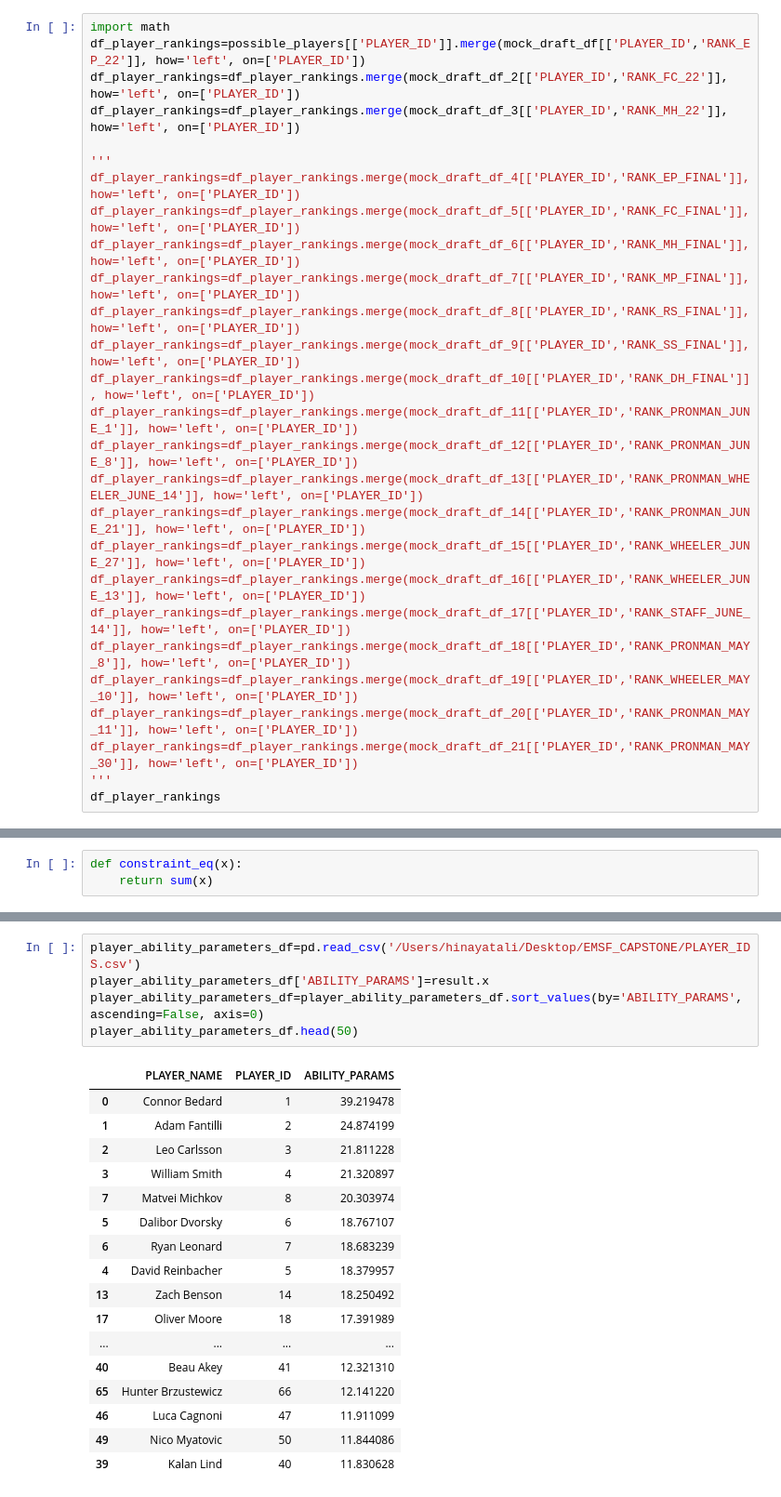
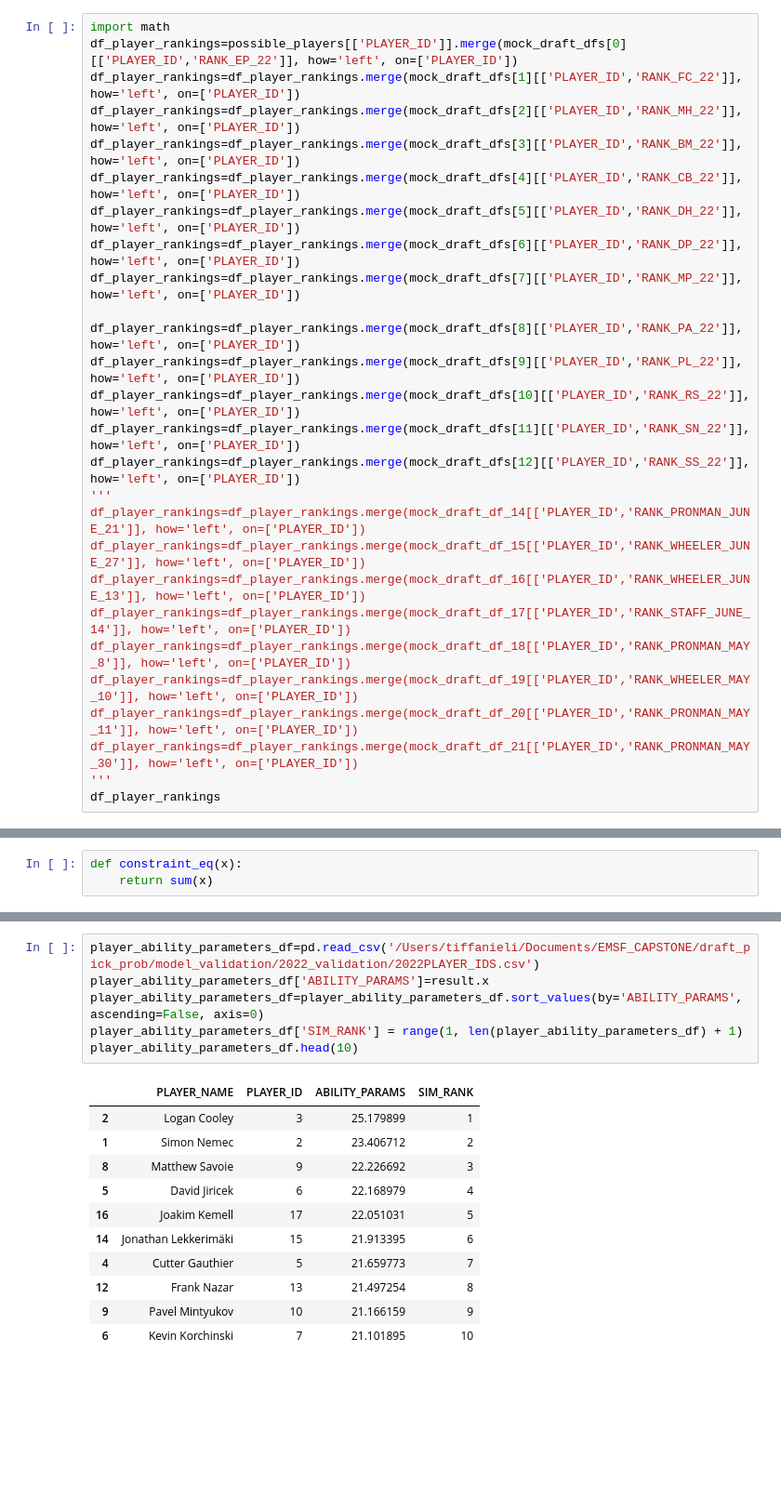
Before and after one commit to hinayatali9/EMSF_CAPSTONE, a Jupyter notebook: draft_pick_prob/model_validation/2022_validation/2022_past_year_validation.ipynb, the cells around one changed output, grey strips where cells are left out. Shown at 93% size. Drawn from its saved outputs; the diff is of its cells as text; blank space fills up the shorter version.

Commit message:
model validation 2021 and 2022

```diff
--- a/draft_pick_prob/model_validation/2022_validation/2022_past_year_validation.ipynb
+++ b/draft_pick_prob/model_validation/2022_validation/2022_past_year_validation.ipynb
@@ -42,20 +57,20 @@ FileNotFoundError: [Errno 2] No such file or directory: '/Users/tiffanieli/Docum
 # %%
 import math
-df_player_rankings=possible_players[['PLAYER_ID']].merge(mock_draft_df[['PLAYER_ID','RANK_EP_22']], how='left', on=['PLAYER_ID'])
-df_player_rankings=df_player_rankings.merge(mock_draft_df_2[['PLAYER_ID','RANK_FC_22']], how='left', on=['PLAYER_ID'])
-df_player_rankings=df_player_rankings.merge(mock_draft_df_3[['PLAYER_ID','RANK_MH_22']], how='left', on=['PLAYER_ID'])
+df_player_rankings=possible_players[['PLAYER_ID']].merge(mock_draft_dfs[0][['PLAYER_ID','RANK_EP_22']], how='left', on=['PLAYER_ID'])
+df_player_rankings=df_player_rankings.merge(mock_draft_dfs[1][['PLAYER_ID','RANK_FC_22']], how='left', on=['PLAYER_ID'])
+df_player_rankings=df_player_rankings.merge(mock_draft_dfs[2][['PLAYER_ID','RANK_MH_22']], how='left', on=['PLAYER_ID'])
+df_player_rankings=df_player_rankings.merge(mock_draft_dfs[3][['PLAYER_ID','RANK_BM_22']], how='left', on=['PLAYER_ID'])
+df_player_rankings=df_player_rankings.merge(mock_draft_dfs[4][['PLAYER_ID','RANK_CB_22']], how='left', on=['PLAYER_ID'])
+df_player_rankings=df_player_rankings.merge(mock_draft_dfs[5][['PLAYER_ID','RANK_DH_22']], how='left', on=['PLAYER_ID'])
+df_player_rankings=df_player_rankings.merge(mock_draft_dfs[6][['PLAYER_ID','RANK_DP_22']], how='left', on=['PLAYER_ID'])
+df_player_rankings=df_player_rankings.merge(mock_draft_dfs[7][['PLAYER_ID','RANK_MP_22']], how='left', on=['PLAYER_ID'])
 
+df_player_rankings=df_player_rankings.merge(mock_draft_dfs[8][['PLAYER_ID','RANK_PA_22']], how='left', on=['PLAYER_ID'])
+df_player_rankings=df_player_rankings.merge(mock_draft_dfs[9][['PLAYER_ID','RANK_PL_22']], how='left', on=['PLAYER_ID'])
+df_player_rankings=df_player_rankings.merge(mock_draft_dfs[10][['PLAYER_ID','RANK_RS_22']], how='left', on=['PLAYER_ID'])
+df_player_rankings=df_player_rankings.merge(mock_draft_dfs[11][['PLAYER_ID','RANK_SN_22']], how='left', on=['PLAYER_ID'])
+df_player_rankings=df_player_rankings.merge(mock_draft_dfs[12][['PLAYER_ID','RANK_SS_22']], how='left', on=['PLAYER_ID'])
 '''
-df_player_rankings=df_player_rankings.merge(mock_draft_df_4[['PLAYER_ID','RANK_EP_FINAL']], how='left', on=['PLAYER_ID'])
-df_player_rankings=df_player_rankings.merge(mock_draft_df_5[['PLAYER_ID','RANK_FC_FINAL']], how='left', on=['PLAYER_ID'])
-df_player_rankings=df_player_rankings.merge(mock_draft_df_6[['PLAYER_ID','RANK_MH_FINAL']], how='left', on=['PLAYER_ID'])
-df_player_rankings=df_player_rankings.merge(mock_draft_df_7[['PLAYER_ID','RANK_MP_FINAL']], how='left', on=['PLAYER_ID'])
-df_player_rankings=df_player_rankings.merge(mock_draft_df_8[['PLAYER_ID','RANK_RS_FINAL']], how='left', on=['PLAYER_ID'])
-df_player_rankings=df_player_rankings.merge(mock_draft_df_9[['PLAYER_ID','RANK_SS_FINAL']], how='left', on=['PLAYER_ID'])
-df_player_rankings=df_player_rankings.merge(mock_draft_df_10[['PLAYER_ID','RANK_DH_FINAL']], how='left', on=['PLAYER_ID'])
-df_player_rankings=df_player_rankings.merge(mock_draft_df_11[['PLAYER_ID','RANK_PRONMAN_JUNE_1']], how='left', on=['PLAYER_ID'])
-df_player_rankings=df_player_rankings.merge(mock_draft_df_12[['PLAYER_ID','RANK_PRONMAN_JUNE_8']], how='left', on=['PLAYER_ID'])
-df_player_rankings=df_player_rankings.merge(mock_draft_df_13[['PLAYER_ID','RANK_PRONMAN_WHEELER_JUNE_14']], how='left', on=['PLAYER_ID'])
 df_player_rankings=df_player_rankings.merge(mock_draft_df_14[['PLAYER_ID','RANK_PRONMAN_JUNE_21']], how='left', on=['PLAYER_ID'])
 df_player_rankings=df_player_rankings.merge(mock_draft_df_15[['PLAYER_ID','RANK_WHEELER_JUNE_27']], how='left', on=['PLAYER_ID'])
 df_player_rankings=df_player_rankings.merge(mock_draft_df_16[['PLAYER_ID','RANK_WHEELER_JUNE_13']], how='left', on=['PLAYER_ID'])
@@ -133,23 +160,18 @@ print(result.x)
 # %%
-player_ability_parameters_df=pd.read_csv('/Users/hinayatali/Desktop/EMSF_CAPSTONE/PLAYER_IDS.csv')
+player_ability_parameters_df=pd.read_csv('/Users/tiffanieli/Documents/EMSF_CAPSTONE/draft_pick_prob/model_validation/2022_validation/2022PLAYER_IDS.csv')
 player_ability_parameters_df['ABILITY_PARAMS']=result.x
 player_ability_parameters_df=player_ability_parameters_df.sort_values(by='ABILITY_PARAMS', ascending=False, axis=0)
-player_ability_parameters_df.head(50)
+player_ability_parameters_df['SIM_RANK'] = range(1, len(player_ability_parameters_df) + 1)
+player_ability_parameters_df.head(10)
 # %% [output]
-|  | PLAYER_NAME | PLAYER_ID | ABILITY_PARAMS |
-| 0 | Connor Bedard | 1 | 39.219478 |
-| 1 | Adam Fantilli | 2 | 24.874199 |
-| 2 | Leo Carlsson | 3 | 21.811228 |
-| 3 | William Smith | 4 | 21.320897 |
-| 7 | Matvei Michkov | 8 | 20.303974 |
-| 5 | Dalibor Dvorsky | 6 | 18.767107 |
-| 6 | Ryan Leonard | 7 | 18.683239 |
-| 4 | David Reinbacher | 5 | 18.379957 |
-| 13 | Zach Benson | 14 | 18.250492 |
-| 17 | Oliver Moore | 18 | 17.391989 |
-| ... | ... | ... | ... |
-| 40 | Beau Akey | 41 | 12.321310 |
-| 65 | Hunter Brzustewicz | 66 | 12.141220 |
-| 46 | Luca Cagnoni | 47 | 11.911099 |
-| 49 | Nico Myatovic | 50 | 11.844086 |
-| 39 | Kalan Lind | 40 | 11.830628 |
+|  | PLAYER_NAME | PLAYER_ID | ABILITY_PARAMS | SIM_RANK |
+| 2 | Logan Cooley | 3 | 25.179899 | 1 |
+| 1 | Simon Nemec | 2 | 23.406712 | 2 |
+| 8 | Matthew Savoie | 9 | 22.226692 | 3 |
+| 5 | David Jiricek | 6 | 22.168979 | 4 |
+| 16 | Joakim Kemell | 17 | 22.051031 | 5 |
+| 14 | Jonathan Lekkerimäki | 15 | 21.913395 | 6 |
+| 4 | Cutter Gauthier | 5 | 21.659773 | 7 |
+| 12 | Frank Nazar | 13 | 21.497254 | 8 |
+| 9 | Pavel Mintyukov | 10 | 21.166159 | 9 |
+| 6 | Kevin Korchinski | 7 | 21.101895 | 10 |
```
Also changed, not shown: parts of 6 cells of this notebook, 42 other files.
